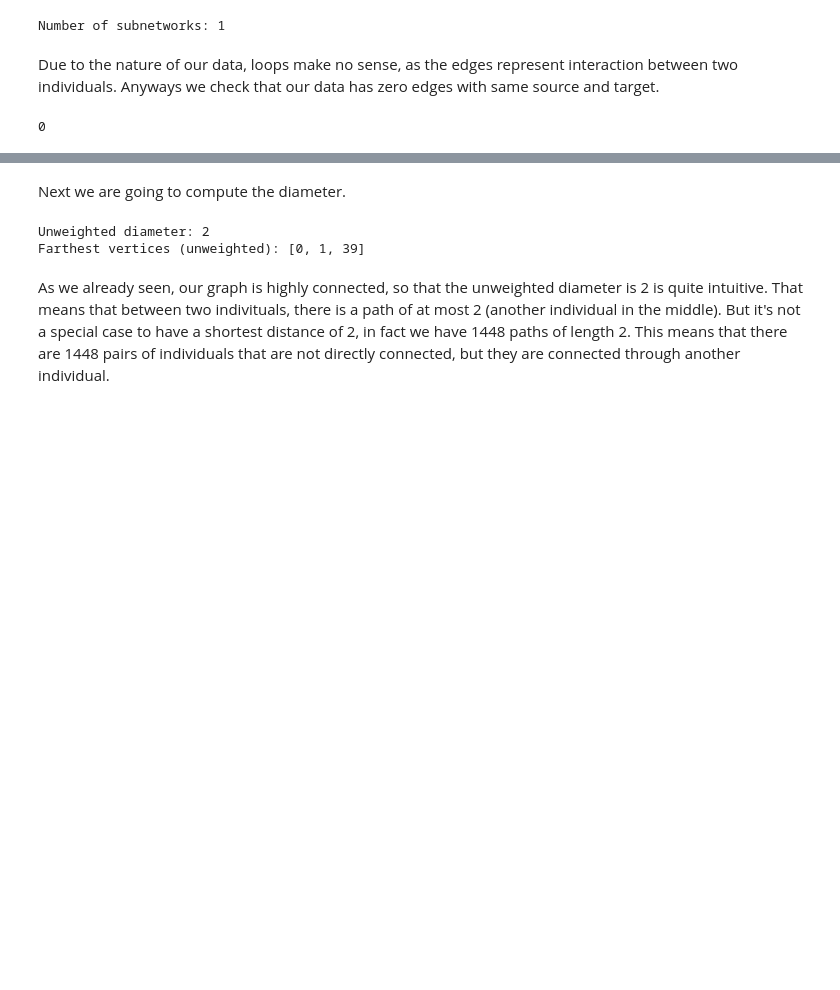
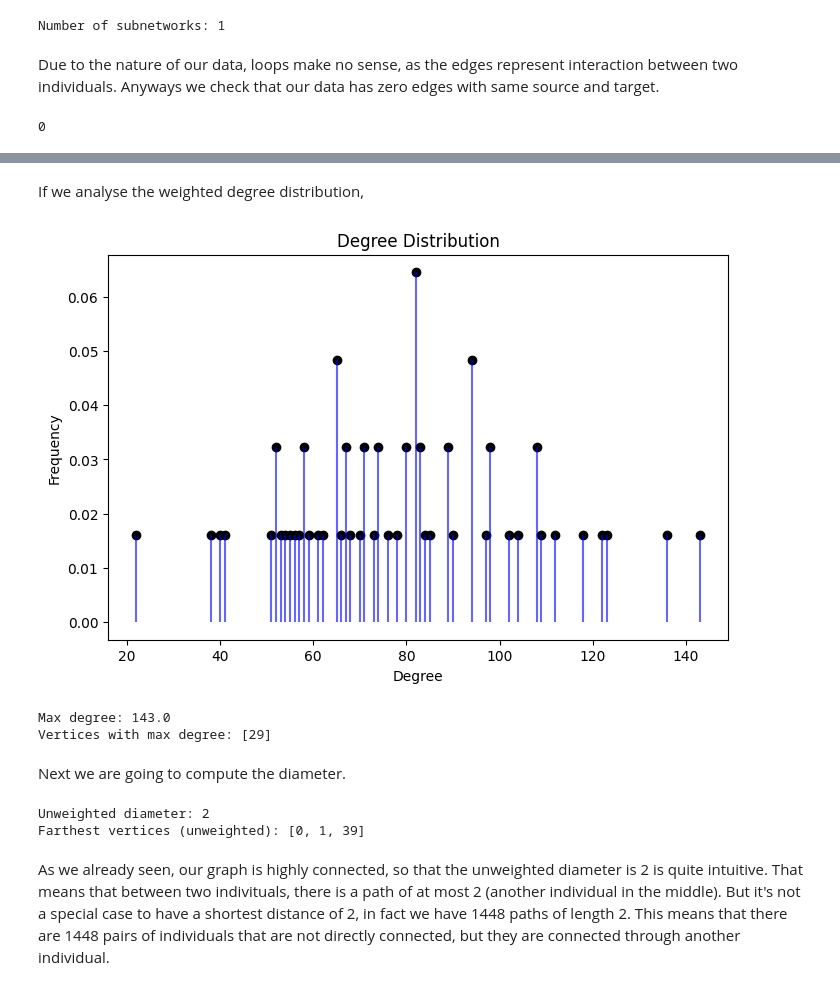
Before and after one commit to DanielLosada/UC3M-NetworkAnalysis, a Jupyter notebook: Assignment.ipynb, the cells around one changed output, grey strips where cells are left out. Cells and saved outputs as stored; diff of their text form; code cells hidden in the pictures; blank space fills up the shorter version.

```diff
--- a/Assignment.ipynb
+++ b/Assignment.ipynb
@@ -187,3 +248,14 @@ sum(g.is_loop())
+# %% [markdown]
+If we analyse the weighted degree distribution,
+# %%
+degrees_w, unique_deg_w, probs_w, max_deg_w, max_vertices_w = plot_degree_distribution(g, weighted=True)
+
+print(f"Max degree: {max_deg_w}")
+print(f"Vertices with max degree: {max_vertices_w}")
+# %% [output]
+[figure, added]
+Max degree: 143.0
+Vertices with max degree: [29]
 # %% [markdown]
 Next we are going to compute the diameter.
 # %%
```
Also changed, not shown: parts of 7 cells of this notebook, 1 other file.
